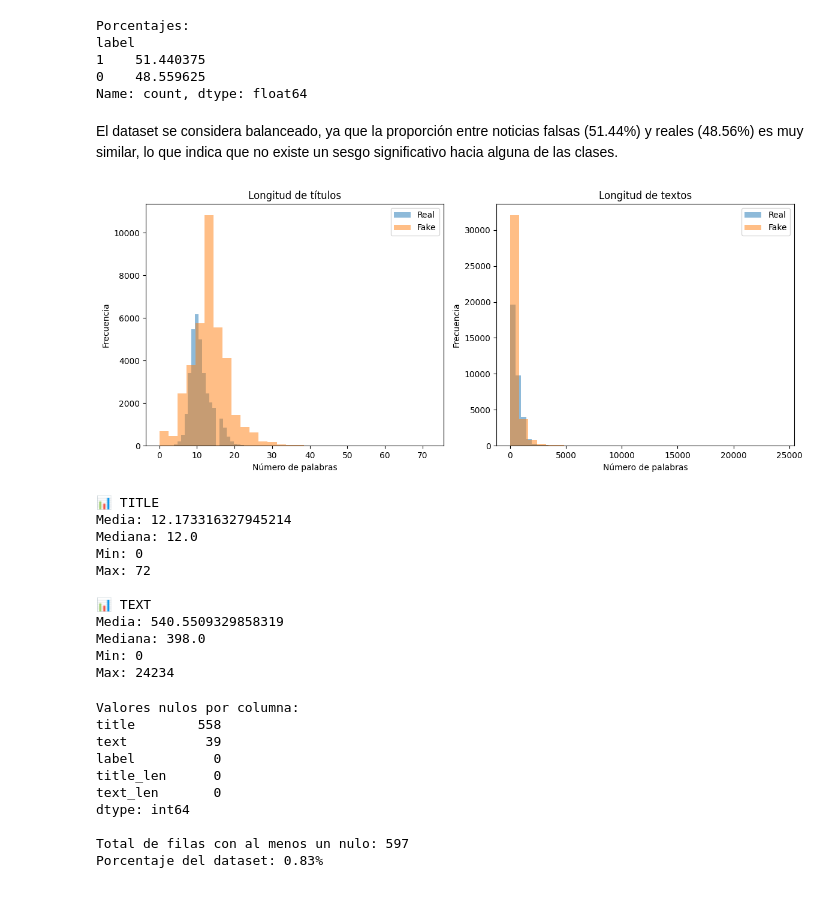
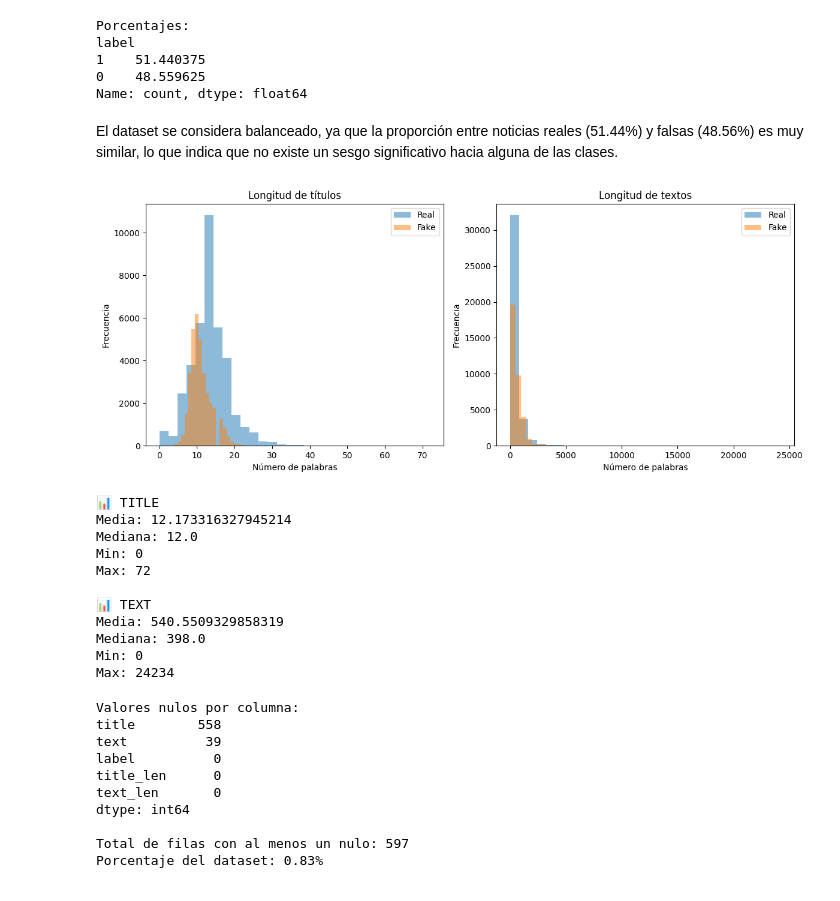
Before and after one commit to itzelflowers/retos_mp2026, a Jupyter notebook: 01_EDA.ipynb, the cells around one changed output. Drawn from its saved outputs; the diff is of its cells as text; code cells hidden in the pictures.

```diff
--- a/01_EDA.ipynb
+++ b/01_EDA.ipynb
@@ -85,7 +85,7 @@ label
 0    48.559625
 Name: count, dtype: float64
 # %% [markdown]
-El dataset se considera balanceado, ya que la proporción entre noticias falsas (51.44%) y reales (48.56%) es muy similar, lo que indica que no existe un sesgo significativo hacia alguna de las clases.
+El dataset se considera balanceado, ya que la proporción entre noticias reales (51.44%) y falsas (48.56%) es muy similar, lo que indica que no existe un sesgo significativo hacia alguna de las clases.
 # %%
 # RETO 1.3 — Distribucion de longitudes
 # TODO: Calcula longitud en palabras para 'title' y 'text'
@@ -96,8 +96,8 @@ df['text_len'] = df['text'].fillna('').apply(lambda x: len(x.split()))
 import matplotlib.pyplot as plt
 
 # Separar clases
-real = df[df['label'] == 0]
-fake = df[df['label'] == 1]
+real = df[df['label'] == 1]
+fake = df[df['label'] == 0]
 
 # Histogramas
 plt.figure(figsize=(12,5))
@@ -108,34 +108,34 @@ plt.hist(real['title_len'], bins=30, alpha=0.5, label='Real')
 plt.hist(fake['title_len'], bins=30, alpha=0.5, label='Fake')
 plt.title('Longitud de títulos')
 plt.xlabel('Número de palabras')
 plt.ylabel('Frecuencia')
 plt.legend()
 
 # Text
 plt.subplot(1,2,2)
 plt.hist(real['text_len'], bins=30, alpha=0.5, label='Real')
 plt.hist(fake['text_len'], bins=30, alpha=0.5, label='Fake')
 plt.title('Longitud de textos')
 plt.xlabel('Número de palabras')
 plt.ylabel('Frecuencia')
 plt.legend()
 
 plt.tight_layout()
 plt.show()
 # TODO: Imprime media, mediana, min, max de cada campo
 print("📊 TITLE")
 print("Media:", df['title_len'].mean())
 print("Mediana:", df['title_len'].median())
 print("Min:", df['title_len'].min())
 print("Max:", df['title_len'].max())
 
 print("\n📊 TEXT")
 print("Media:", df['text_len'].mean())
 print("Mediana:", df['text_len'].median())
 print("Min:", df['text_len'].min())
 print("Max:", df['text_len'].max())
 # %% [output]
-[figure, old version]
+[figure, new version]
 📊 TITLE
 Media: 12.173316327945214
 Mediana: 12.0
```
Also changed, not shown: parts of 2 cells of this notebook, 1 other file.
